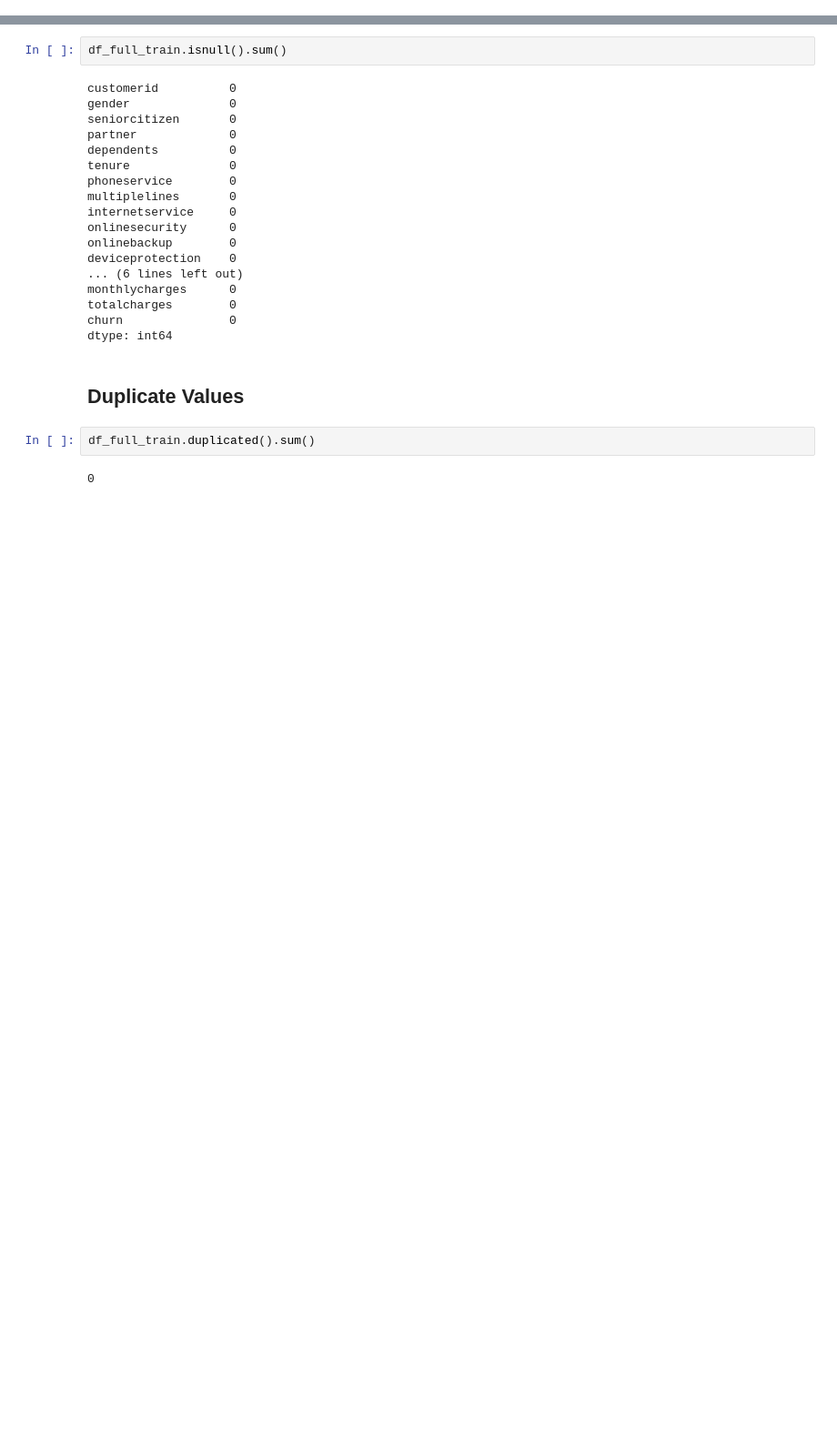
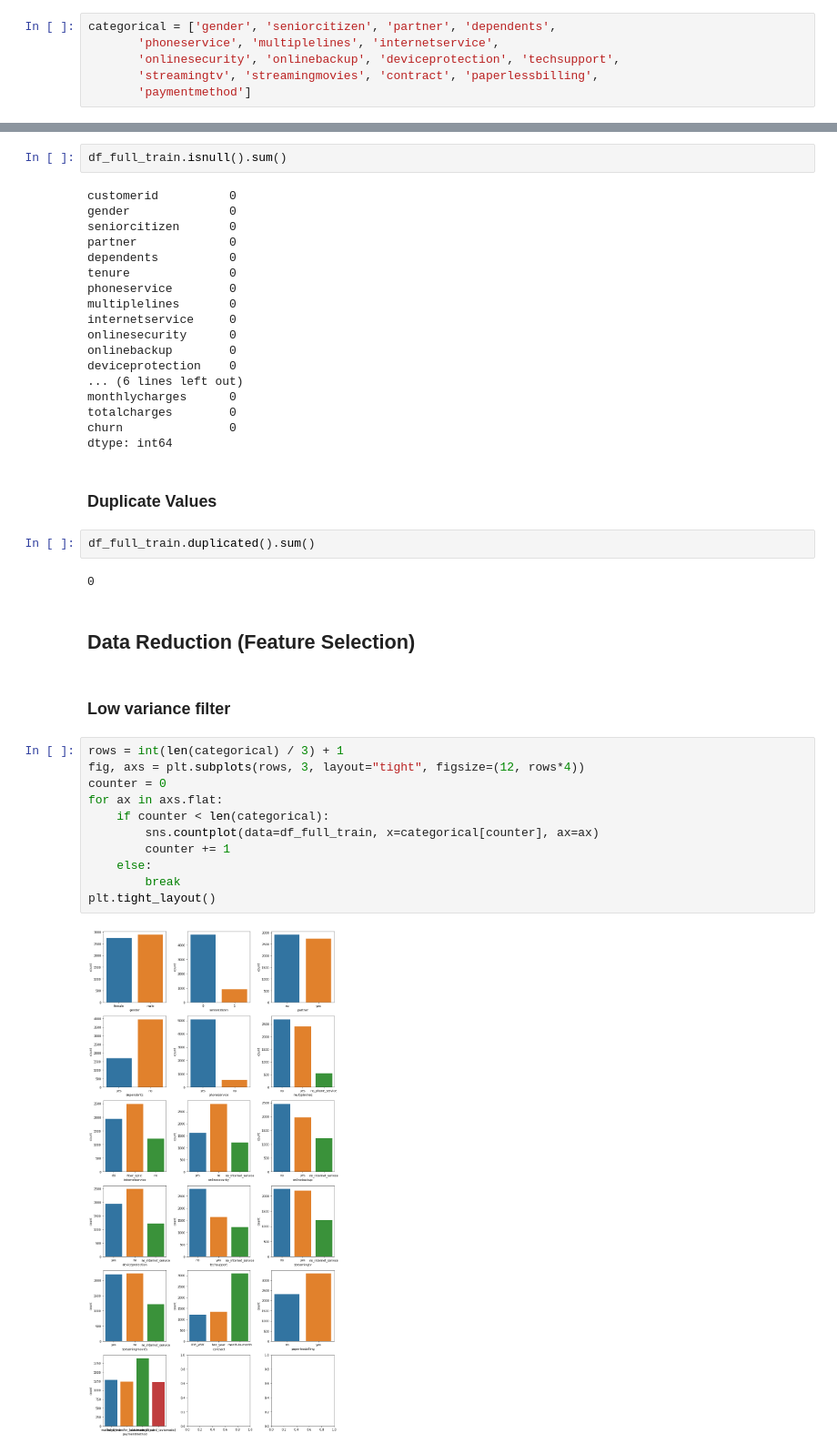
Before and after one commit to SiamakMushakhian/Kaggle, a Jupyter notebook: telco_customer_churn/Telco_Customer_Churn.ipynb, the cells around one changed output, grey strips where cells are left out. Shown at 91% size. Drawn from its saved outputs; the diff is of its cells as text; blank space fills up the shorter version.

Commit message:
Work on data reduction (feature selection) in telco customer churn project

```diff
--- a/telco_customer_churn/Telco_Customer_Churn.ipynb
+++ b/telco_customer_churn/Telco_Customer_Churn.ipynb
@@ -161,0 +175,6 @@ memory usage: 968.3+ KB
+# %%
+categorical = ['gender', 'seniorcitizen', 'partner', 'dependents',
+       'phoneservice', 'multiplelines', 'internetservice',
+       'onlinesecurity', 'onlinebackup', 'deviceprotection', 'techsupport',
+       'streamingtv', 'streamingmovies', 'contract', 'paperlessbilling',
+       'paymentmethod']
@@ -260,8 +269,25 @@ totalcharges        0
 churn               0
 dtype: int64
 # %% [markdown]
-## Duplicate Values
+### Duplicate Values
 # %%
 df_full_train.duplicated().sum()
 # %% [output]
 0
+# %% [markdown]
+## Data Reduction (Feature Selection)
+# %% [markdown]
+### Low variance filter
+# %%
+rows = int(len(categorical) / 3) + 1
+fig, axs = plt.subplots(rows, 3, layout="tight", figsize=(12, rows*4))
+counter = 0
+for ax in axs.flat:
+    if counter < len(categorical):
+        sns.countplot(data=df_full_train, x=categorical[counter], ax=ax)
+        counter += 1
+    else:
+        break
+plt.tight_layout()
+# %% [output]
+[figure, added]
```
Also changed, not shown: parts of 20 cells of this notebook, 1 other file.
